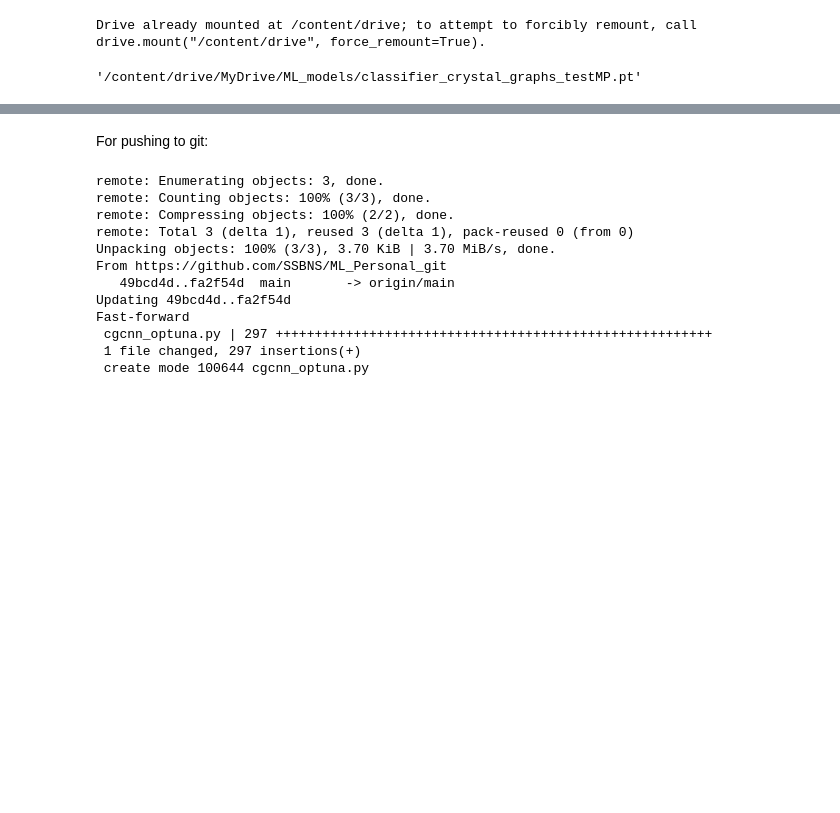
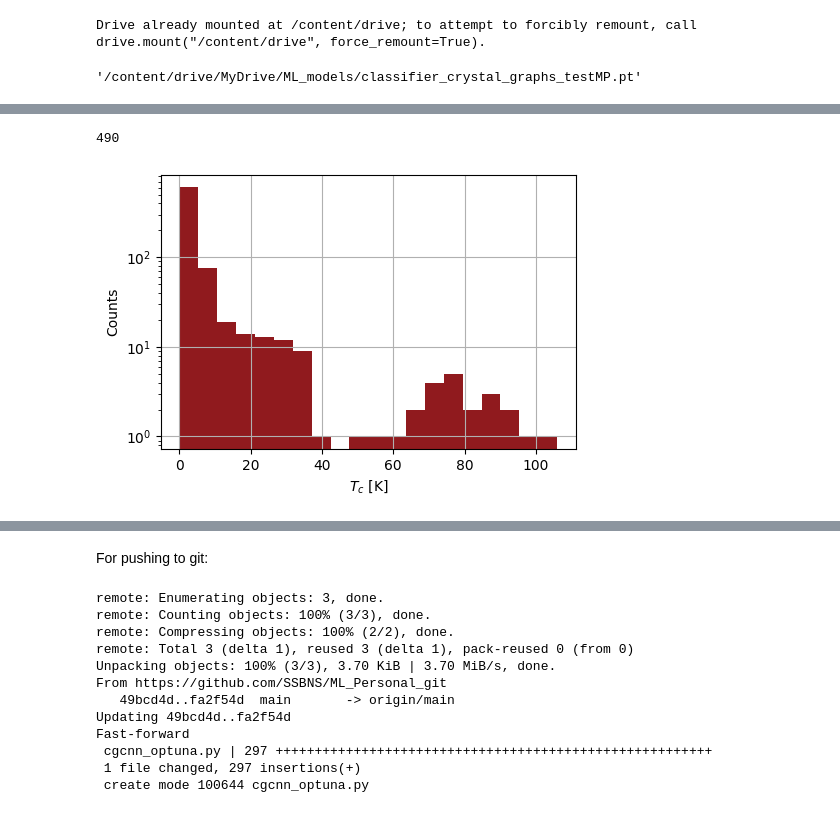
Before and after one commit to SSBNS/ML_Personal_git, a Jupyter notebook: 3DSC_looker_classifier_colab_ICSD.ipynb, the cells around one changed output, grey strips where cells are left out. Cells and saved outputs as stored; diff of their text form; code cells hidden in the pictures; blank space fills up the shorter version.

```diff
--- a/3DSC_looker_classifier_colab_ICSD.ipynb
+++ b/3DSC_looker_classifier_colab_ICSD.ipynb
@@ -1399,3 +1797,21 @@ print(len(graphs_MP))
+# %%
+MP_tc = np.array([g.y.item() for g in graphs_MP])
+print(len(MP_tc[MP_tc != 0]))
+fig,ax = plt.subplots(1,1,figsize=(5,3.5))
+ax.hist(MP_tc,bins=20,color='#901A1E')
+# ax.set_xscale('log')
+ax.set_yscale('log')
+ax.set_xlabel(r'$T_c$ [K]')
+ax.grid()
+ax.set_ylabel('Counts')
+fig.tight_layout()
+fig.savefig('/content/ML_Personal_git/figs/tc_MP_test.png')
+fig.savefig("/content/drive/MyDrive/ML_models/tc_MP_test.png")
+
+plt.show()
+# %% [output]
+490
+[figure, added]
 # %%
 tc_min = 7
 for g, (_, row) in zip(graphs_MP, data.iterrows()):
```
Also changed, not shown: parts of 27 cells of this notebook.
